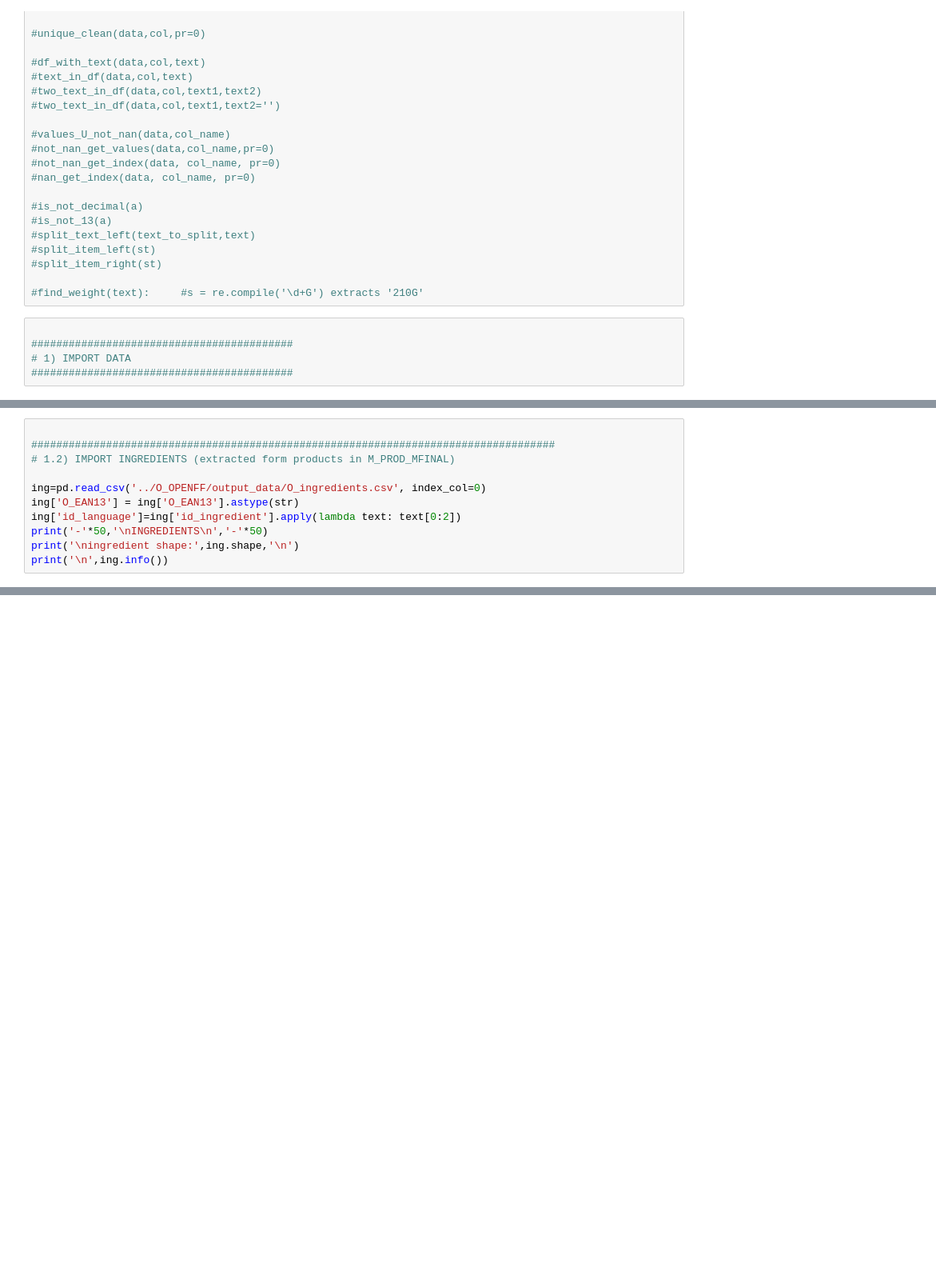
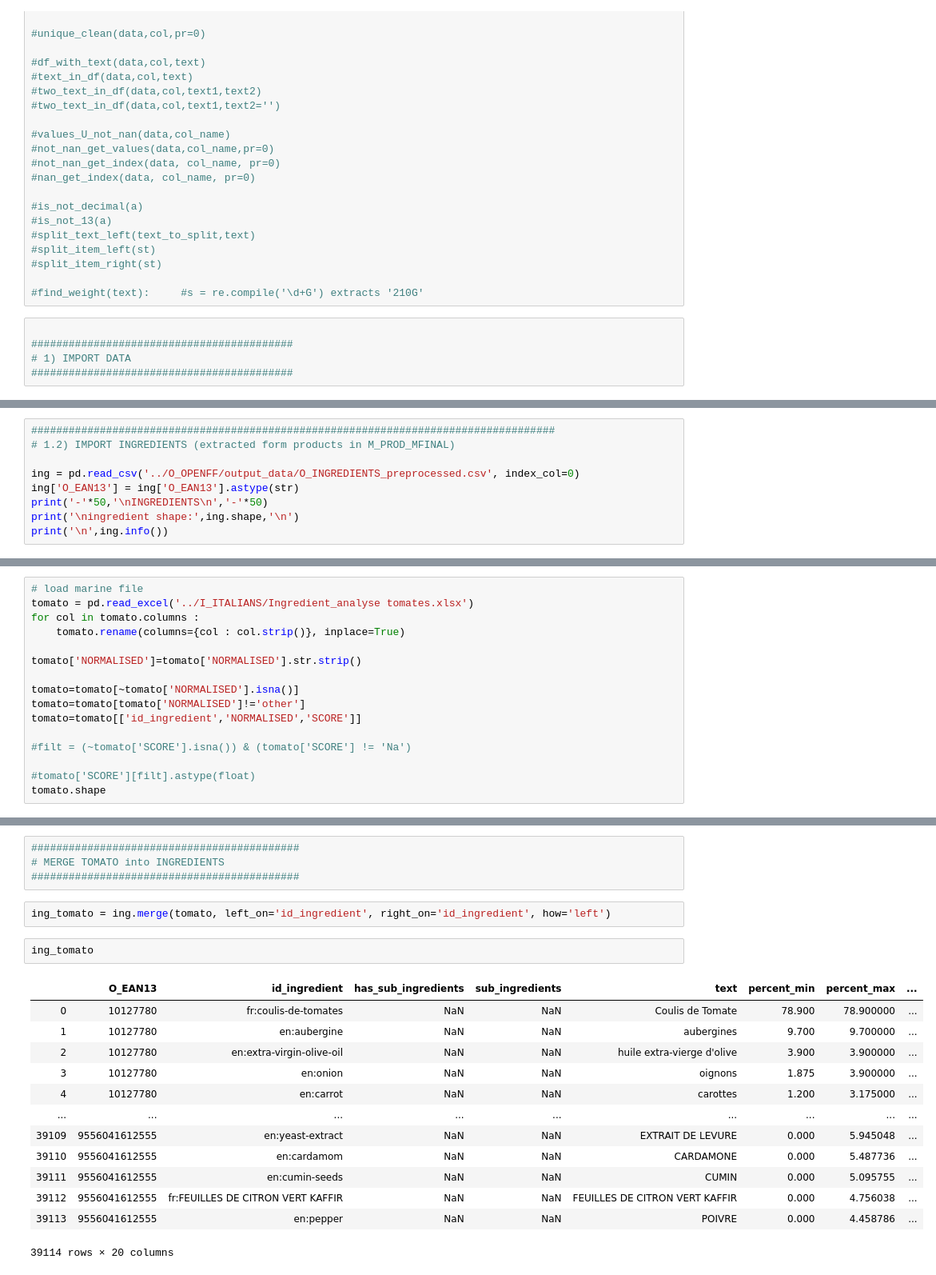
Before and after one commit to alex-toy/italians_do_it_better, a Jupyter notebook: O_OPENFF/O_CREATE_ING_FEATURES.ipynb, the cells around one changed output, grey strips where cells are left out. Shown at 80% size. Drawn from its saved outputs; the diff is of its cells as text; blank space fills up the shorter version.

Commit message:
created ingredient features in PROD by importing TOMATO scores and binary features for ingredients to featurise

```diff
--- a/O_OPENFF/O_CREATE_ING_FEATURES.ipynb
+++ b/O_OPENFF/O_CREATE_ING_FEATURES.ipynb
@@ -68,11 +81,9 @@ memory usage: 2.3+ MB
 # %%
-
 ####################################################################################
 # 1.2) IMPORT INGREDIENTS (extracted form products in M_PROD_MFINAL)
 
-ing=pd.read_csv('../O_OPENFF/output_data/O_ingredients.csv', index_col=0)
+ing = pd.read_csv('../O_OPENFF/output_data/O_INGREDIENTS_preprocessed.csv', index_col=0)
 ing['O_EAN13'] = ing['O_EAN13'].astype(str)
-ing['id_language']=ing['id_ingredient'].apply(lambda text: text[0:2])
 print('-'*50,'\nINGREDIENTS\n','-'*50)
 print('\ningredient shape:',ing.shape,'\n')
 print('\n',ing.info())
@@ -100,0 +108,16 @@ ing.to_excel('output_data/INGREDIENTS_preprocessed.xlsx')
+# %%
+# load marine file
+tomato = pd.read_excel('../I_ITALIANS/Ingredient_analyse tomates.xlsx')
+for col in tomato.columns :
+    tomato.rename(columns={col : col.strip()}, inplace=True)
+
+tomato['NORMALISED']=tomato['NORMALISED'].str.strip()
+
+tomato=tomato[~tomato['NORMALISED'].isna()]
+tomato=tomato[tomato['NORMALISED']!='other']
+tomato=tomato[['id_ingredient','NORMALISED','SCORE']]
+
+#filt = (~tomato['SCORE'].isna()) & (tomato['SCORE'] != 'Na')
+
+#tomato['SCORE'][filt].astype(float)
+tomato.shape
@@ -100,0 +146,22 @@ ing.to_excel('output_data/INGREDIENTS_preprocessed.xlsx')
+# %%
+###########################################
+# MERGE TOMATO into INGREDIENTS
+###########################################
+# %%
+ing_tomato = ing.merge(tomato, left_on='id_ingredient', right_on='id_ingredient', how='left')
+# %%
+ing_tomato
+# %% [output]
+|  | O_EAN13 | id_ingredient | has_sub_ingredients | sub_ingredients | text | percent_min | percent_max | ... |
+| 0 | 10127780 | fr:coulis-de-tomates | NaN | NaN | Coulis de Tomate | 78.900 | 78.900000 | ... |
+| 1 | 10127780 | en:aubergine | NaN | NaN | aubergines | 9.700 | 9.700000 | ... |
+| 2 | 10127780 | en:extra-virgin-olive-oil | NaN | NaN | huile extra-vierge d'olive | 3.900 | 3.900000 | ... |
+| 3 | 10127780 | en:onion | NaN | NaN | oignons | 1.875 | 3.900000 | ... |
+| 4 | 10127780 | en:carrot | NaN | NaN | carottes | 1.200 | 3.175000 | ... |
+| ... | ... | ... | ... | ... | ... | ... | ... | ... |
+| 39109 | 9556041612555 | en:yeast-extract | NaN | NaN | EXTRAIT DE LEVURE | 0.000 | 5.945048 | ... |
+| 39110 | 9556041612555 | en:cardamom | NaN | NaN | CARDAMONE | 0.000 | 5.487736 | ... |
+| 39111 | 9556041612555 | en:cumin-seeds | NaN | NaN | CUMIN | 0.000 | 5.095755 | ... |
+| 39112 | 9556041612555 | fr:FEUILLES DE CITRON VERT KAFFIR | NaN | NaN | FEUILLES DE CITRON VERT KAFFIR | 0.000 | 4.756038 | ... |
+| 39113 | 9556041612555 | en:pepper | NaN | NaN | POIVRE | 0.000 | 4.458786 | ... |
+39114 rows × 20 columns
```
Also changed, not shown: parts of 15 cells of this notebook, 10 other files.
